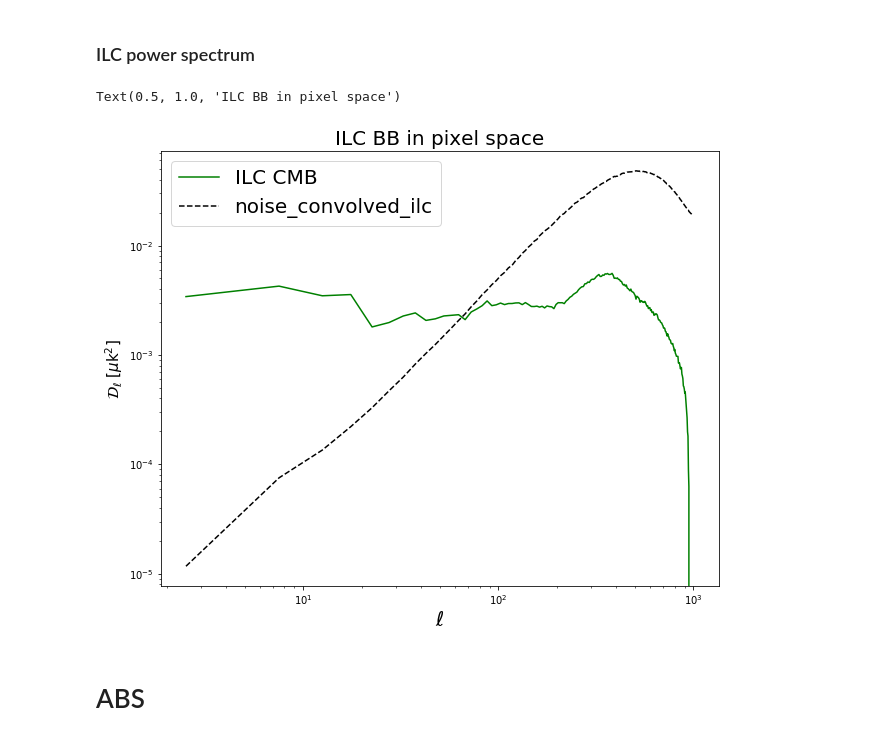
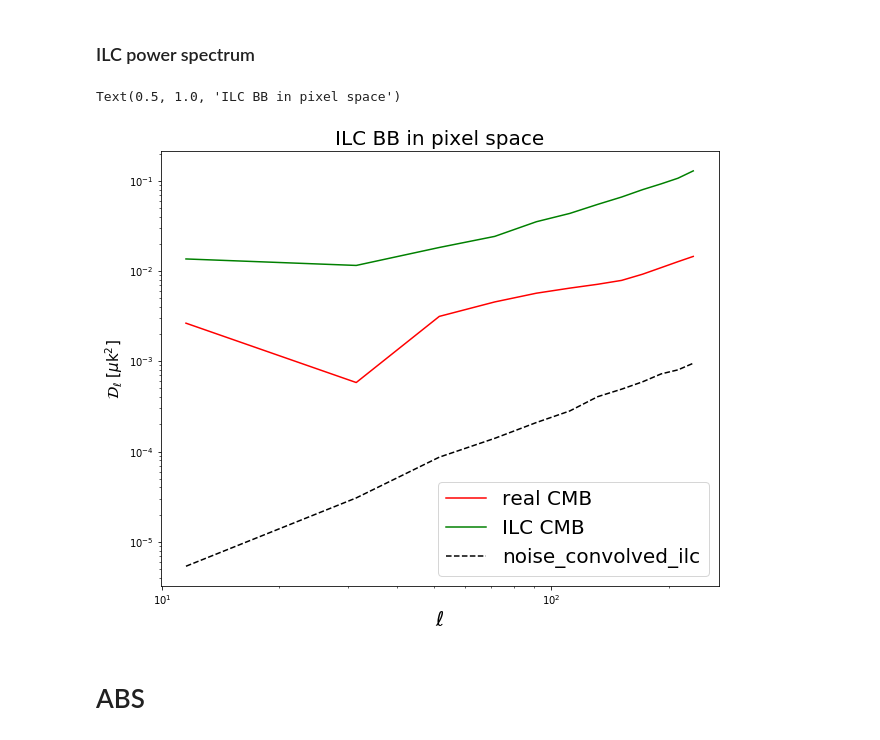
Before and after one commit to yaojian95/Ali_foreground, a Jupyter notebook: codes/Maps_for_USTC.ipynb, the cells around one changed output. Drawn from its saved outputs; the diff is of its cells as text; code cells hidden in the pictures.

```diff
--- a/codes/Maps_for_USTC.ipynb
+++ b/codes/Maps_for_USTC.ipynb
@@ -546,33 +591,48 @@ for n in range(SamNum):
+# %%
+# apply the weights on the noise power spectrum;
+
+for i in range(SamNum):
+    nl_i = 0
+    nl_i += np.load('/fnx/jianyao/ancillary_data/Group3_4_fre_LH_Namaster_noisy_95GHz_beam/Nl_bb_ILC_P/nl_cross_bb_%s.npy'%i);
+
+nl_i = nl_i*1.0/SamNum
+# %%
+w_mean = np.matrix(np.mean(W, axis = 0))
+nl_ps = np.zeros(len(ell_n))
+
+for l in range(len(ell_n)):
+    nl_ps[l] = w_mean*(nl_i[l])*w_mean.T
 # %% [markdown]
 ### ILC power spectrum
+# %%
+cl_95 = np.load('/fnx/jianyao/cmb_0.05_realizations/cl_bb_95GHz_LH_Namaster.npy')
 # %%
-mode = 1
-cl_ilc_rs_mean = np.mean(Cl_ilc_rs[mode], axis = 0); nl_ilc_rs_mean = np.mean(Nl_ilc_rs[mode], axis = 0)
-cl_ilc_rs_std = np.std(Cl_ilc_rs[mode], axis = 0); nl_ilc_rs_std = np.std(Nl_ilc_rs[mode], axis = 0)
+cl_ilc_rs_mean = np.mean(Cl_ilc_rs, axis = 0);
+cl_ilc_rs_std = np.std(Cl_ilc_rs, axis = 0);
 # %%
-psn = ['EE', 'BB']
+psn = ['EE', 'BB']; mode = 1
 fig1 = plt.figure(1, figsize=(10,8))
 # plt.axis('off')
 # frame1=fig1.add_axes((.1,.4,.8,.5)) # x0, y0, width, height
-# plt.loglog(Ell, Ell*(Ell+1)/2/np.pi*cl_clean[mode], 'r-',label = 'real CMB')
-plt.loglog(Ell, Ell*(Ell+1)/2/np.pi*(cl_ilc_rs_mean - nl_ilc_rs_mean), 'g-', label = 'ILC CMB')
-plt.loglog(Ell, Ell*(Ell+1)/2/np.pi*nl_ilc_rs_mean, 'k--', label = 'noise_convolved_ilc')
+plt.loglog(ell_n,eln2*cl_95[0:12], 'r-',label = 'real CMB')
+plt.loglog(ell_n,eln2*(cl_ilc_rs_mean - nl_ps), 'g-', label = 'ILC CMB')
+plt.loglog(ell_n,eln2*nl_ps, 'k--', label = 'noise_convolved_ilc')
 
 # plt.errorbar(Ell,Ell*(Ell+1)*(cl_ilc_rs_mean - nl_ilc_rs_mean)/2/np.pi, yerr = Ell*(Ell+1)/2/np.pi*cl_ilc_rs_std,fmt='bo',capthick = 0.1)
 
 plt.xlabel('$\ell$', fontsize = 20);
 plt.ylabel(r'$\mathcal{D}_{\ell}$ [$\mu$k$^2$]', fontsize = 15)
 plt.legend(fontsize = 20)
 plt.title('ILC %s in pixel space'%psn[mode], fontsize = 20)
 
 # frame2=fig1.add_axes((.1,.1,.8,.3))
 # plt.semilogx(Ell, (cl_ilc - cls)/cls*100, 'k--')
 # plt.axhline(0,color = 'k')
 # plt.ylabel(r'$\Delta \mathcal{D}_\ell$/$\mathcal{D}^{real}_{\ell} $ [%]', fontsize = 15);plt.xlabel(r'$\ell$', fontsize = 20)
 # plt.ylim(-100, 100)
 # plt.savefig('/home/jianyao/Ali_maps/results/0221_ILC_pixel/ILC_pixel_%s.jpg'%psn[mode], format = 'png')
 # %% [output]
 Text(0.5, 1.0, 'ILC BB in pixel space')
-[figure, old version]
+[figure, new version]
 # %% [markdown]
 # ABS
```
Also changed, not shown: parts of 27 cells of this notebook.
